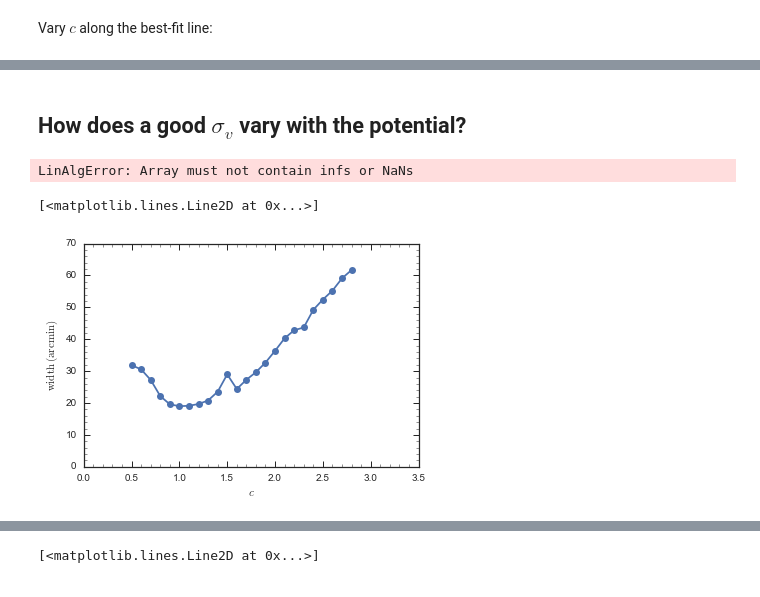
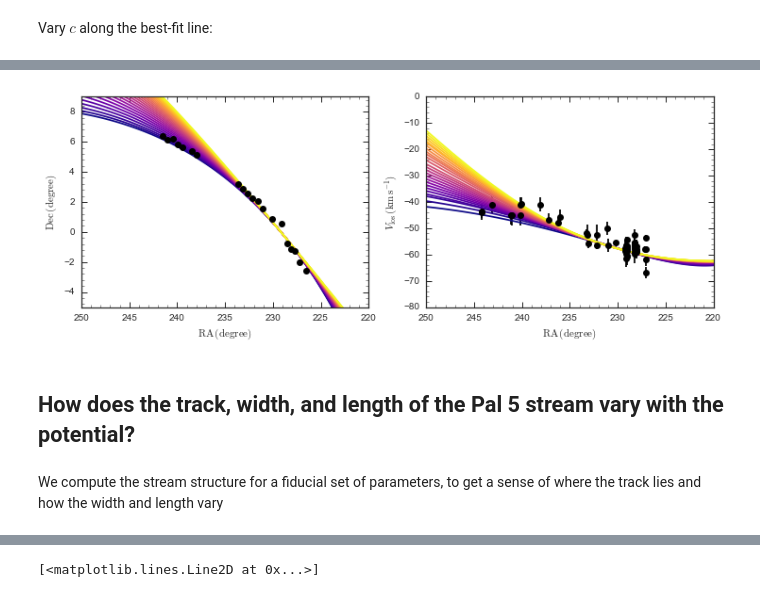
Before and after one commit to jobovy/mwhalo-shape-2016, a Jupyter notebook: py/pal5Modeling.ipynb, the cells around one changed output, grey strips where cells are left out. Drawn from its saved outputs; the diff is of its cells as text; code cells hidden in the pictures.

Commit message:
Further exploration of the default potential and the Pal5 stream

```diff
--- a/py/pal5Modeling.ipynb
+++ b/py/pal5Modeling.ipynb
@@ -131,3 +45,5 @@ rvel_ra= numpy.array([[225+15*15/60+48.19*0.25/60,-55.9,1.2],
+# %%
+pos_radec, rvel_ra= pal5_util.pal5_data()
 # %% [markdown]
 ## Some convenience functions
 # %%
@@ -314,2 +246,0 @@ plot_data_add_labels(color='k')
-# %% [markdown]
-## How does a good $\sigma_v$ vary with the potential?
@@ -327,40 +247,18 @@ cs= cs[cs <= 3.]
-# %%
-sdf_trailing_varyc= []
-sdf_leading_varyc= []
-for bp,c in zip(bf_params,cs):
-    pot= MWPotential2014Likelihood.setup_potential(bp,c,False,False,ro,vo)
-    prog= Orbit([229.018,-0.124,23.2,-2.296,-2.257,-58.7],radec=True,ro=ro,vo=vo,
-                solarmotion=[-11.1,24.,7.25])
-    aAI= actionAngleIsochroneApprox(pot=pot,b=0.8)
-    sigv= 0.4
-    tsdf_trailing= streamdf(sigv/vo,progenitor=prog,
-                            pot=pot,aA=aAI,
-                            leading=False,nTrackChunks=11,
-                            tdisrupt=5./bovy_conversion.time_in_Gyr(vo,ro),
-                            ro=ro,vo=vo,R0=ro,
-                            vsun=[-11.1,vo+24.,7.25],
-                            custom_transform=pal5_util._TPAL5)
-    tsdf_leading= streamdf(sigv/vo,progenitor=prog,
-                           pot=pot,aA=aAI,
-                           leading=True,nTrackChunks=11,
-                           tdisrupt=5./bovy_conversion.time_in_Gyr(vo,ro),
-                           ro=ro,vo=vo,R0=ro,
-                           vsun=[-11.1,vo+24.,7.25],
-                           custom_transform=pal5_util._TPAL5)
-    sdf_trailing_varyc.append(tsdf_trailing)
-    sdf_leading_varyc.append(tsdf_leading)
-# %% [output]
-LinAlgError: Array must not contain infs or NaNs
-# %%
-cs= cs[:24]
-# %%
-figsize(6,4)
-widths_varyc= numpy.zeros(len(cs))
-for ii in range(len(cs)):
-    widths_varyc[ii]= width_trailing(sdf_trailing_varyc[ii])
-bovy_plot.bovy_plot(cs,widths_varyc,'o-',
-                    xlabel=r'$c$',ylabel=r'$\mathrm{width}\,(\mathrm{arcmin})$',
-                    xrange=[0.,3.5],yrange=[0.,70.])
-# %% [output]
-[<matplotlib.lines.Line2D at 0x...>]
-[figure, removed]
+# %%
+figsize(12,4)
+cmap= cm.plasma
+for c,orb,orbf in zip(cs,progs,progfs):
+    tc= cmap((c-0.5)/2.5)
+    subplot(1,2,1)
+    orb.plot(d1='ra',d2='dec',color=tc,overplot=True)
+    orbf.plot(d1='ra',d2='dec',color=tc,overplot=True)
+    subplot(1,2,2)
+    orb.plot(d1='ra',d2='vlos',color=tc,overplot=True)
+    orbf.plot(d1='ra',d2='vlos',color=tc,overplot=True)
+plot_data_add_labels(color='k')
+# %% [output]
+[figure, added]
+# %% [markdown]
+## How does the track, width, and length of the Pal 5 stream vary with the potential?
+# %% [markdown]
+We compute the stream structure for a fiducial set of parameters, to get a sense of where the track lies and how the width and length vary
```
Also changed, not shown: parts of 110 cells of this notebook.
